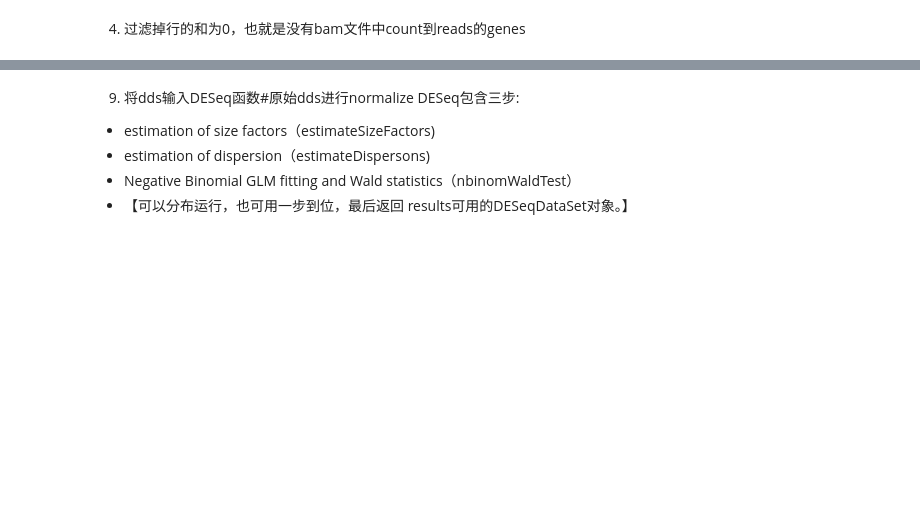
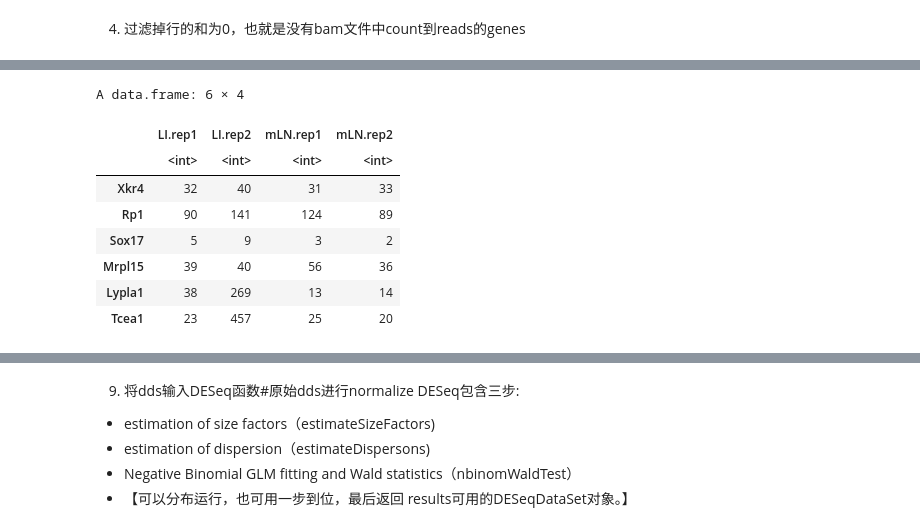
Before and after one commit to hermanzhaozzzz/snakepipes_RNA-seq, a Jupyter notebook: step.04_raw-counts-for-deseq2.step3_DESeq2_plots_zhn.ipynb, the cells around one changed output, grey strips where cells are left out. Saved outputs shown, nothing was run; the diff lists cells and outputs as text; code cells hidden in the pictures; blank space fills up the shorter version.

```diff
--- a/step.04_raw-counts-for-deseq2.step3_DESeq2_plots_zhn.ipynb
+++ b/step.04_raw-counts-for-deseq2.step3_DESeq2_plots_zhn.ipynb
@@ -139,0 +198,3 @@ dim(rawcts)
+# %%
+column_info_filter = column_info %>% filter(condition %in% c('LI', 'mLN'))
+raw_counts_select =  raw_counts %>% select(LI.rep1, LI.rep2, mLN.rep1, mLN.rep2)
@@ -140,2 +211,14 @@ dim(rawcts)
+# %%
+head(raw_counts_select)
+# %% [output]
+A data.frame: 6 × 4
+|  | LI.rep1 | LI.rep2 | mLN.rep1 | mLN.rep2 |
+|  | <int> | <int> | <int> | <int> |
+| Xkr4 | 32 | 40 | 31 | 33 |
+| Rp1 | 90 | 141 | 124 | 89 |
+| Sox17 | 5 | 9 | 3 | 2 |
+| Mrpl15 | 39 | 40 | 56 | 36 |
+| Lypla1 | 38 | 269 | 13 | 14 |
+| Tcea1 | 23 | 457 | 25 | 20 |
 # %%
 ### DEseq analyses ------------------------------------------------------------------------->
```
Also changed, not shown: parts of 59 cells of this notebook, 26 other files.
